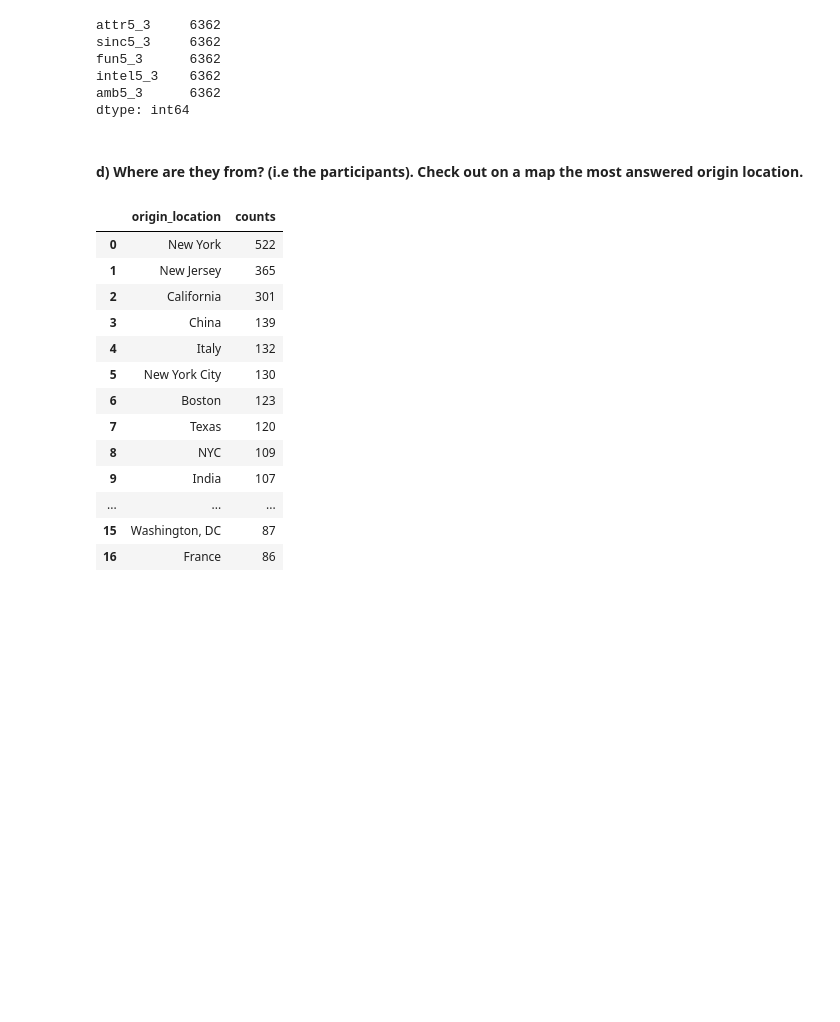
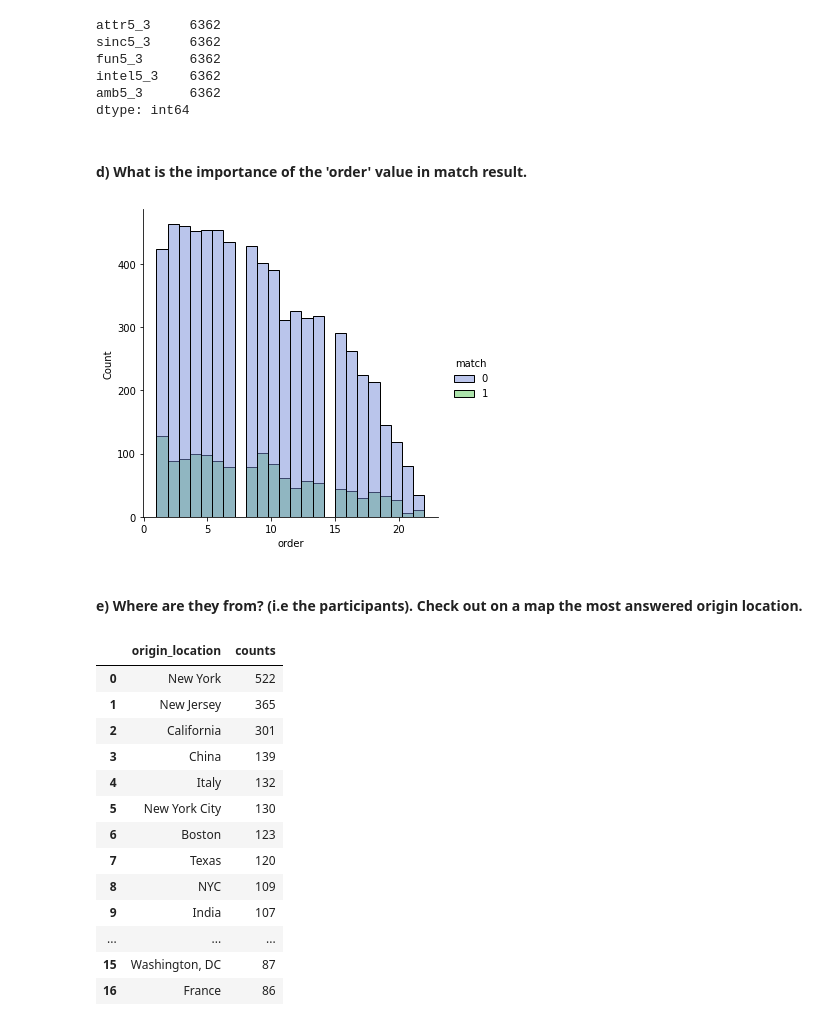
Before and after one commit to christophe-derache/certification35288_bloc2-speed_dating_project, a Jupyter notebook: DERACHE_Projet_Speed_Dating.ipynb.ipynb, the cells around one changed output. Saved outputs shown, nothing was run; the diff lists cells and outputs as text; code cells hidden in the pictures; blank space fills up the shorter version.

```diff
--- a/DERACHE_Projet_Speed_Dating.ipynb.ipynb
+++ b/DERACHE_Projet_Speed_Dating.ipynb.ipynb
@@ -265,8 +265,19 @@ fun5_3      6362
 intel5_3    6362
 amb5_3      6362
 dtype: int64
+# %% [markdown]
+#### d) What is the importance of the 'order' value in match result.
+# %%
+sns.displot(df, x='order',
+            hue='match',
+            #color='#f1acea',
+            palette=['#778cd8','#59c758']
+            )
+plt.show()
+# %% [output]
+[figure, added]
 # %% [markdown]
-#### d) Where are they from? (i.e the participants). Check out on a map the most answered origin location.
+#### e) Where are they from? (i.e the participants). Check out on a map the most answered origin location.
 # %%
 df_from_counts = df['from'].value_counts(ascending=False).rename_axis('origin_location').reset_index(name='counts')
 df_from_counts.iloc[:20, :]
```
Also changed, not shown: parts of 17 cells of this notebook, 2 other files.
